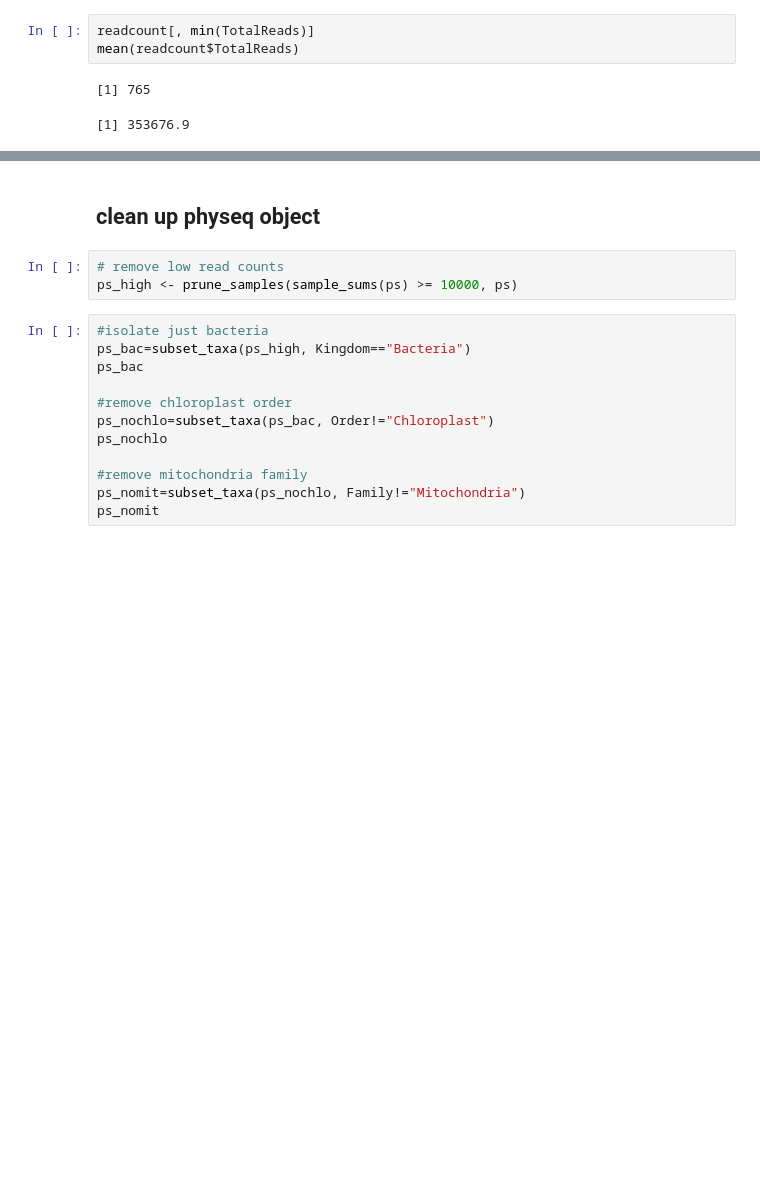
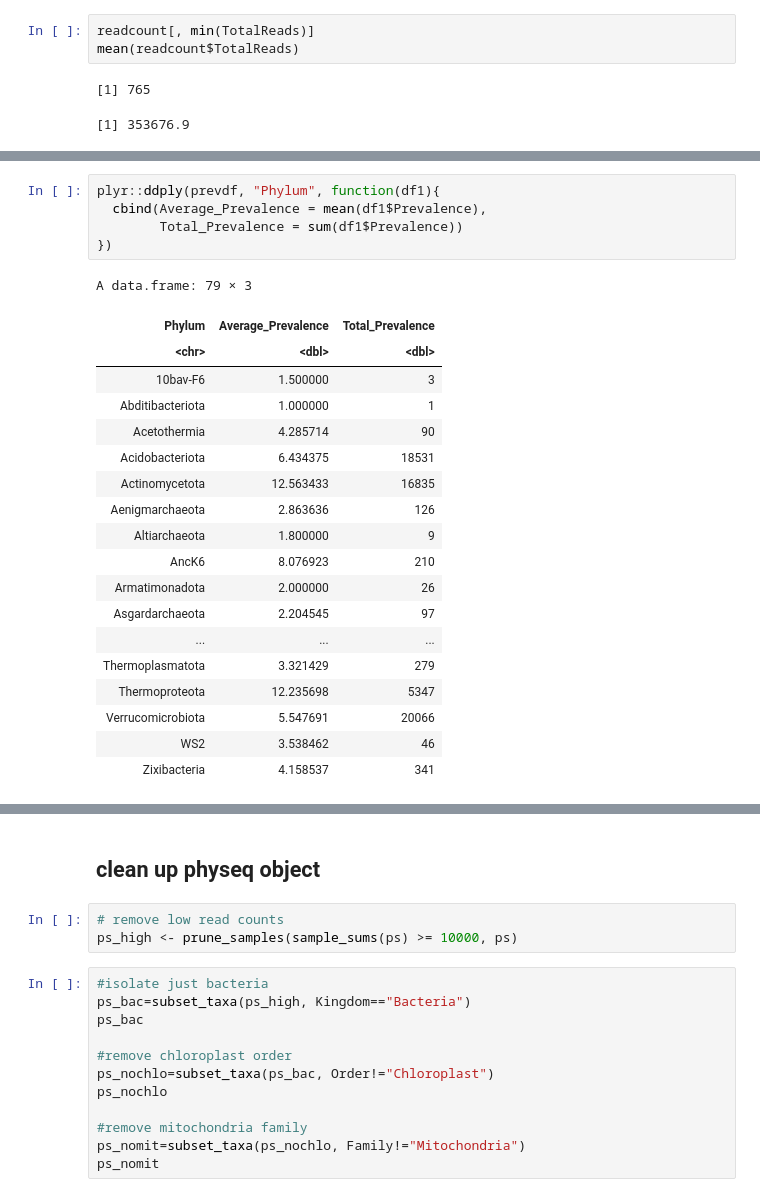
Before and after one commit to cdesouza02/BEL_16S_ITS2, a Jupyter notebook: BEL_16S_outputs/physeq_taxa16S.ipynb, the cells around one changed output, grey strips where cells are left out. Drawn from its saved outputs; the diff is of its cells as text; blank space fills up the shorter version.

```diff
--- a/BEL_16S_outputs/physeq_taxa16S.ipynb
+++ b/BEL_16S_outputs/physeq_taxa16S.ipynb
@@ -372,0 +412,25 @@ mean(readcount$TotalReads)
+# %%
+plyr::ddply(prevdf, "Phylum", function(df1){
+  cbind(Average_Prevalence = mean(df1$Prevalence),
+        Total_Prevalence = sum(df1$Prevalence))
+})
+# %% [output]
+A data.frame: 79 × 3
+| Phylum | Average_Prevalence | Total_Prevalence |
+| <chr> | <dbl> | <dbl> |
+| 10bav-F6 | 1.500000 | 3 |
+| Abditibacteriota | 1.000000 | 1 |
+| Acetothermia | 4.285714 | 90 |
+| Acidobacteriota | 6.434375 | 18531 |
+| Actinomycetota | 12.563433 | 16835 |
+| Aenigmarchaeota | 2.863636 | 126 |
+| Altiarchaeota | 1.800000 | 9 |
+| AncK6 | 8.076923 | 210 |
+| Armatimonadota | 2.000000 | 26 |
+| Asgardarchaeota | 2.204545 | 97 |
+| ... | ... | ... |
+| Thermoplasmatota | 3.321429 | 279 |
+| Thermoproteota | 12.235698 | 5347 |
+| Verrucomicrobiota | 5.547691 | 20066 |
+| WS2 | 3.538462 | 46 |
+| Zixibacteria | 4.158537 | 341 |
```
Also changed, not shown: parts of 45 cells of this notebook.
